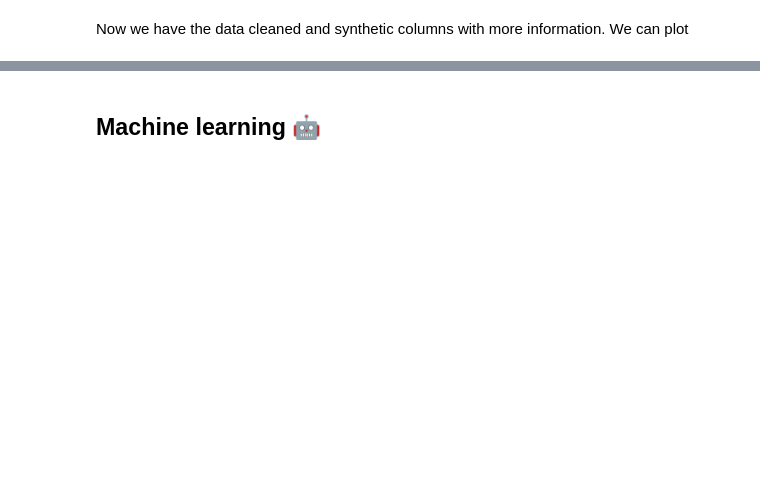
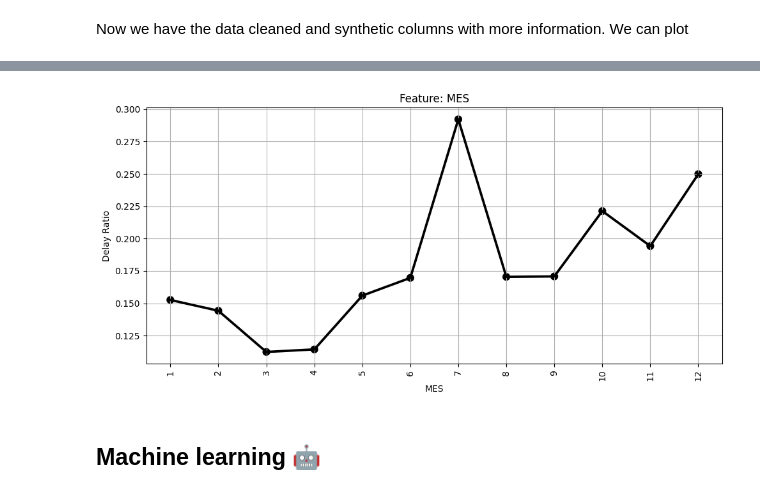
Before and after one commit to bemarchant/test-latam-challenge, a Jupyter notebook: solution.ipynb, the cells around one changed output, grey strips where cells are left out. Cells and saved outputs as stored; diff of their text form; code cells hidden in the pictures; blank space fills up the shorter version.

```diff
--- a/solution.ipynb
+++ b/solution.ipynb
@@ -88,2 +105,6 @@ Now we have the data cleaned and synthetic columns with more information. We can
+# %%
+plot_rate_delay(df, ['MES'])
+# %% [output]
+[figure, added]
 # %% [markdown]
 ## Machine learning 🤖
```
Also changed, not shown: parts of 8 cells of this notebook.
